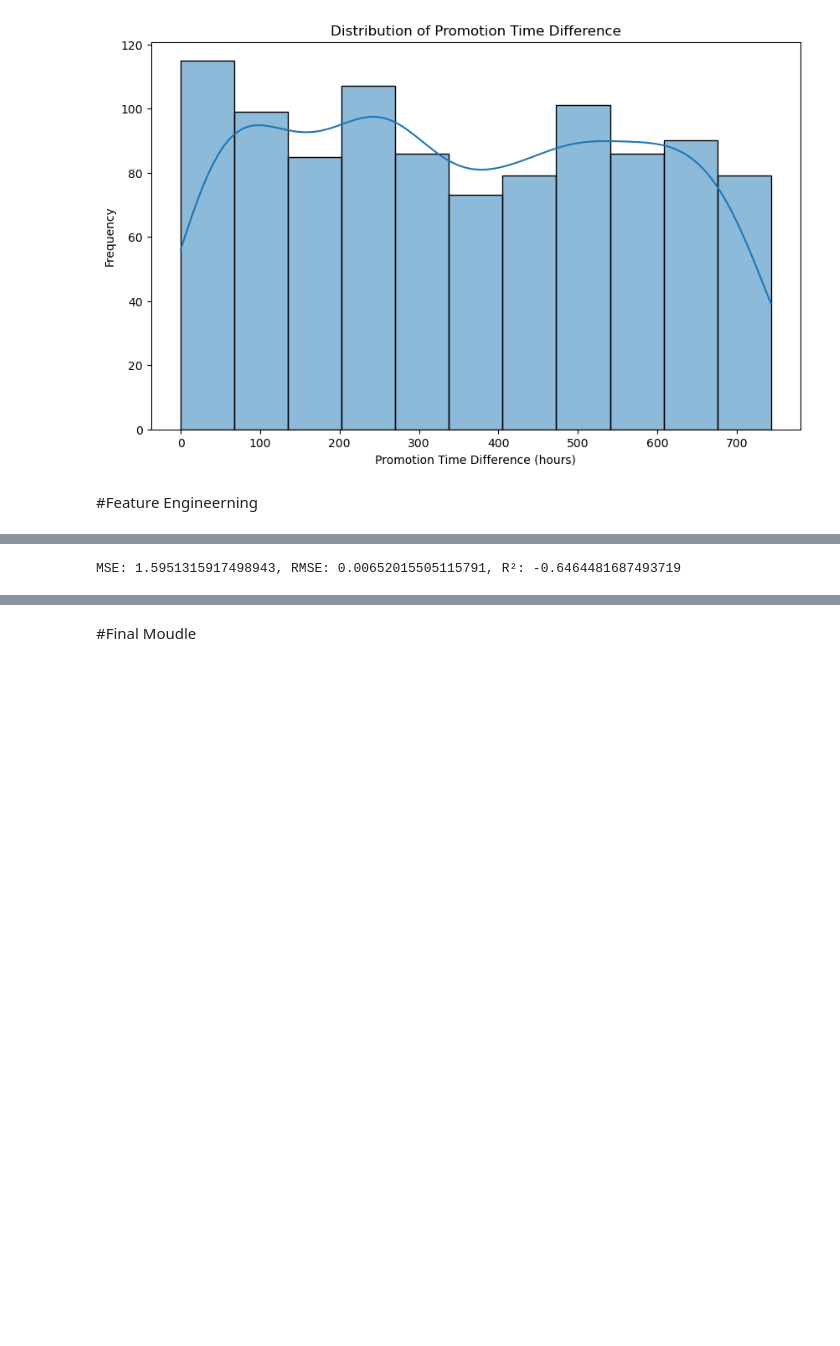
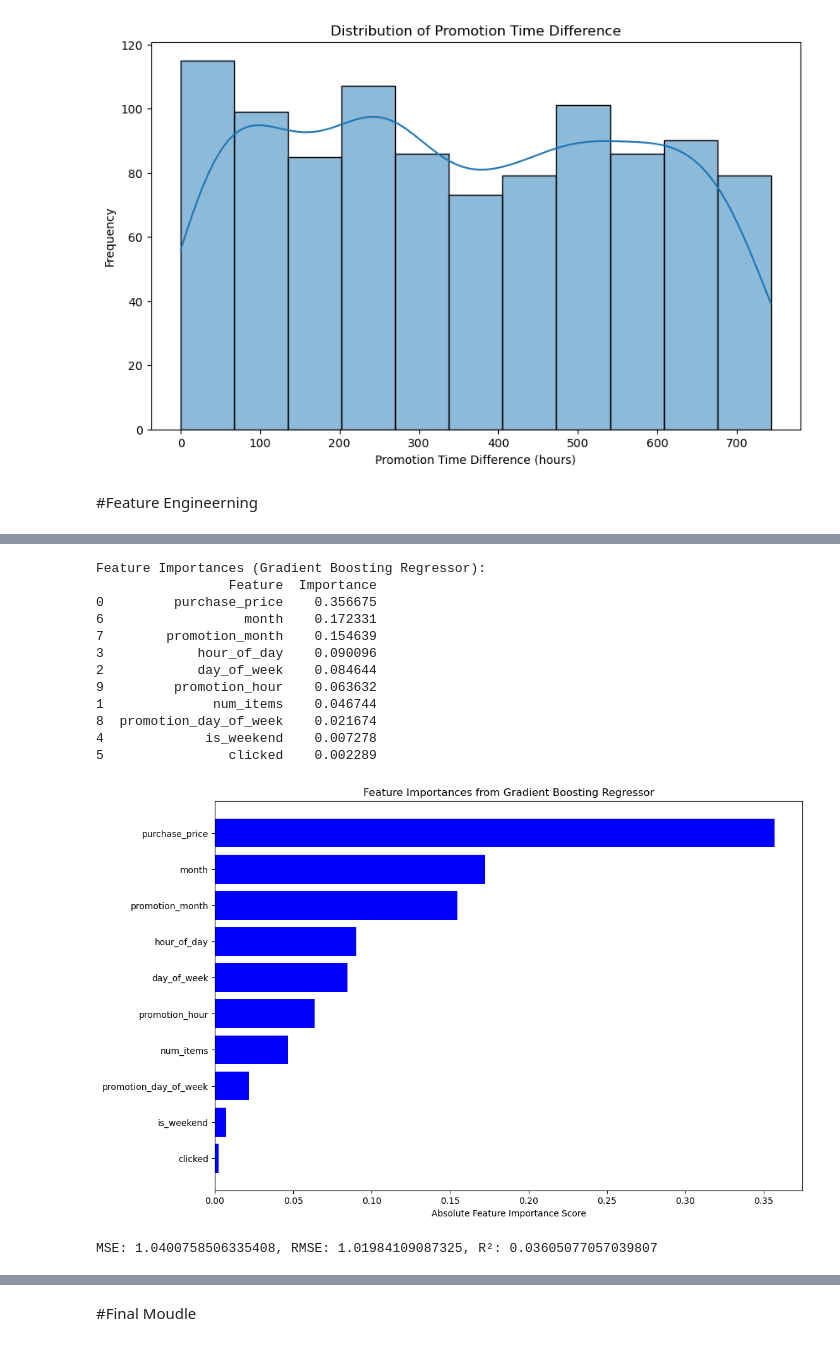
Before and after one commit to MingzengQin/Intership, a Jupyter notebook: HourTarget.ipynb, the cells around one changed output, grey strips where cells are left out. Saved outputs shown, nothing was run; the diff lists cells and outputs as text; code cells hidden in the pictures; blank space fills up the shorter version.

```diff
--- a/HourTarget.ipynb
+++ b/HourTarget.ipynb
@@ -293,16 +365,52 @@ Mean Absolute Error (Gradient Boosting): 1.0265399067443832
+# %%
+# Extract Feature Importance (Taking Absolute Values)
+feature_importances = np.abs(gbr_model.feature_importances_)
+features = x_train.columns
+
+# Create DataFrame for Feature Importance
+importance_df = pd.DataFrame({
+    'Feature': features,
+    'Importance': feature_importances
+}).sort_values(by='Importance', ascending=False)
+
+# Print Feature Importance Ranking
+print("\nFeature Importances (Gradient Boosting Regressor):")
+print(importance_df)
+
+# Visualization of Feature Importances
+plt.figure(figsize=(12, 8))
+plt.barh(importance_df['Feature'], importance_df['Importance'], color='blue')
+plt.gca().invert_yaxis()
+plt.xlabel('Absolute Feature Importance Score')
+plt.title('Feature Importances from Gradient Boosting Regressor')
+plt.show()
+# %% [output]
+Feature Importances (Gradient Boosting Regressor):
+                 Feature  Importance
+0         purchase_price    0.356675
+6                  month    0.172331
+7        promotion_month    0.154639
+3            hour_of_day    0.090096
+2            day_of_week    0.084644
+9         promotion_hour    0.063632
+1              num_items    0.046744
+8  promotion_day_of_week    0.021674
+4             is_weekend    0.007278
+5                clicked    0.002289
+[figure, added]
 # %%
 from sklearn.metrics import mean_squared_error, r2_score
 
 # MSE
-mse_gbr = mean_squared_error(y_test, y_pred_gbr)
-rmse_gbr = np.sqrt(mse)
+mse_gbr = mean_squared_error(y_val, y_pred_gbr)
+rmse_gbr = np.sqrt(mse_gbr)
 
 # R²
-r2_gbr = r2_score(y_test, y_pred_gbr)
+r2_gbr = r2_score(y_val, y_pred_gbr)
 
 print(f'MSE: {mse_gbr}, RMSE: {rmse_gbr}, R²: {r2_gbr}')
 # %% [output]
-MSE: 1.5951315917498943, RMSE: 0.00652015505115791, R²: -0.6464481687493719
+MSE: 1.0400758506335408, RMSE: 1.01984109087325, R²: 0.03605077057039807
 # %%
 from sklearn.neighbors import KNeighborsRegressor
 from sklearn.metrics import mean_absolute_error
```
Also changed, not shown: parts of 21 cells of this notebook.
